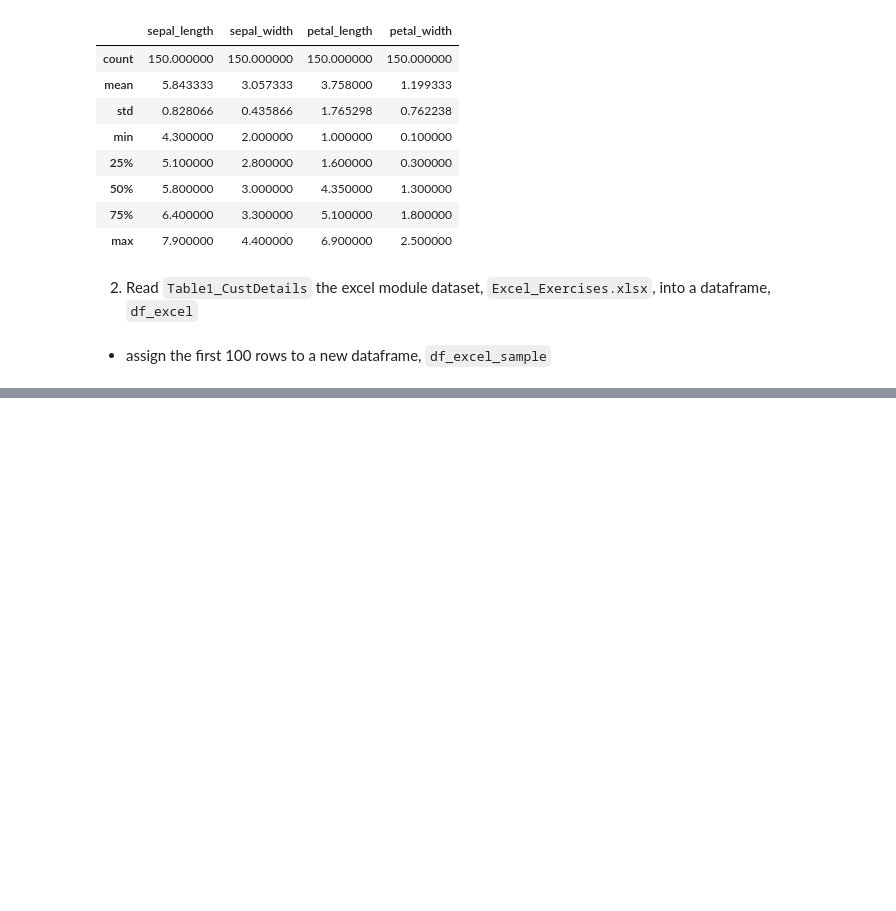
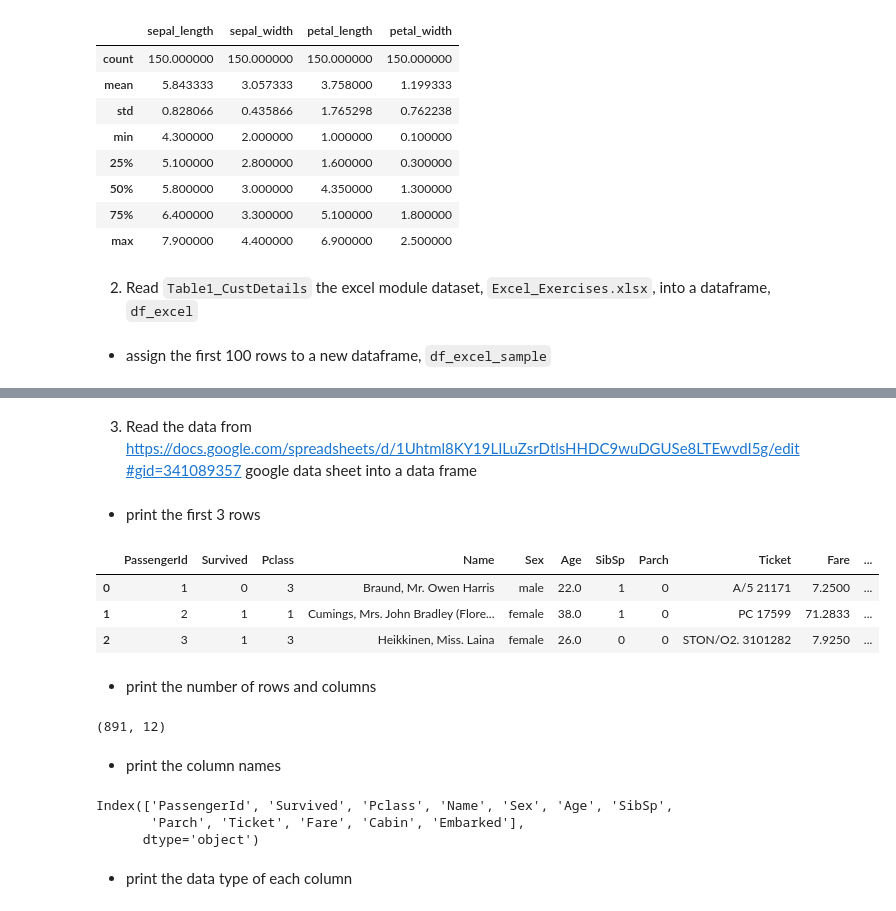
Before and after one commit to SaraPena/ds-methodologies-exercises, a Jupyter notebook: classification/classification_exercises.ipynb, the cells around one changed output, grey strips where cells are left out. Drawn from its saved outputs; the diff is of its cells as text; code cells hidden in the pictures; blank space fills up the shorter version.

```diff
--- a/classification/classification_exercises.ipynb
+++ b/classification/classification_exercises.ipynb
@@ -75,0 +134,2 @@ df_excel = get_custdetails_data()
+# %% [markdown]
+3. Read the data from <https://docs.google.com/spreadsheets/d/1Uhtml8KY19LILuZsrDtlsHHDC9wuDGUSe8LTEwvdI5g/edit#gid=341089357> google data sheet into a data frame
@@ -75,0 +143,25 @@ df_excel = get_custdetails_data()
+# %% [markdown]
+- print the first 3 rows
+# %%
+df_googlesheet.head(3)
+# %% [output]
+|  | PassengerId | Survived | Pclass | Name | Sex | Age | SibSp | Parch | Ticket | Fare | ... |
+| 0 | 1 | 0 | 3 | Braund, Mr. Owen Harris | male | 22.0 | 1 | 0 | A/5 21171 | 7.2500 | ... |
+| 1 | 2 | 1 | 1 | Cumings, Mrs. John Bradley (Flore... | female | 38.0 | 1 | 0 | PC 17599 | 71.2833 | ... |
+| 2 | 3 | 1 | 3 | Heikkinen, Miss. Laina | female | 26.0 | 0 | 0 | STON/O2. 3101282 | 7.9250 | ... |
+# %% [markdown]
+- print the number of rows and columns
+# %%
+df_google.shape
+# %% [output]
+(891, 12)
+# %% [markdown]
+- print the column names
+# %%
+df_google.columns
+# %% [output]
+Index(['PassengerId', 'Survived', 'Pclass', 'Name', 'Sex', 'Age', 'SibSp',
+       'Parch', 'Ticket', 'Fare', 'Cabin', 'Embarked'],
+      dtype='object')
+# %% [markdown]
+- print the data type of each column
```
Also changed, not shown: parts of 20 cells of this notebook.
